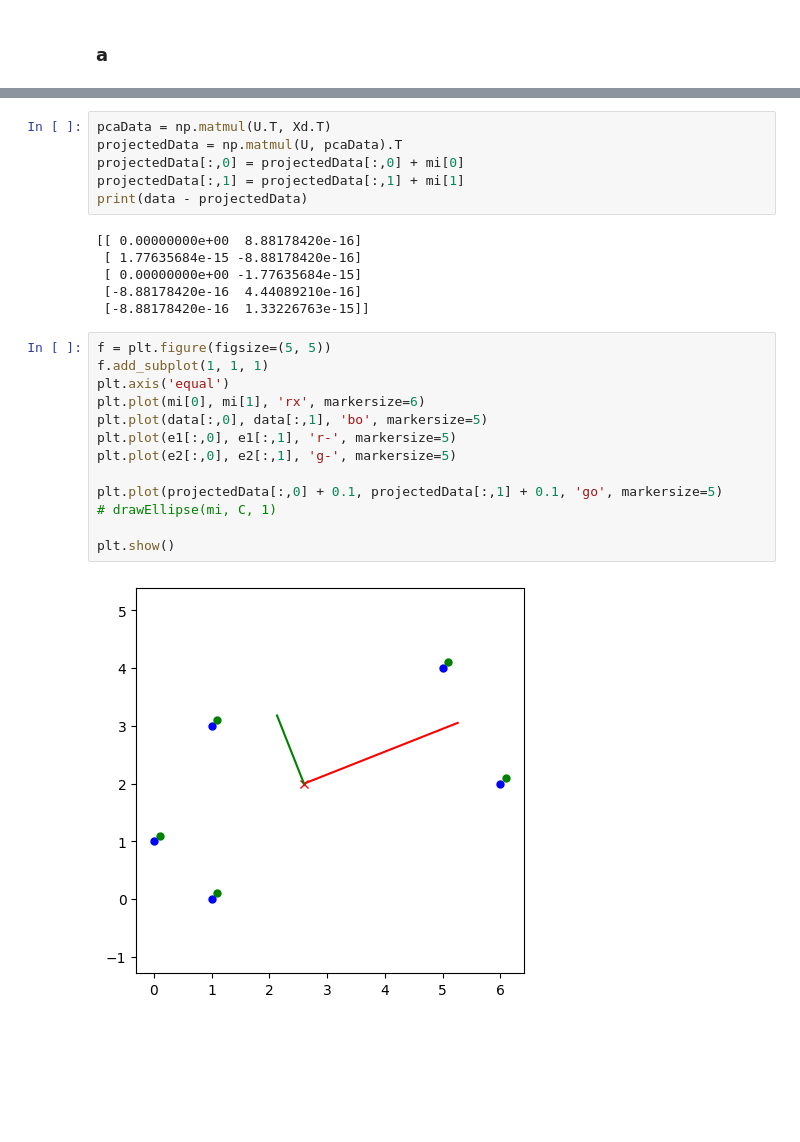
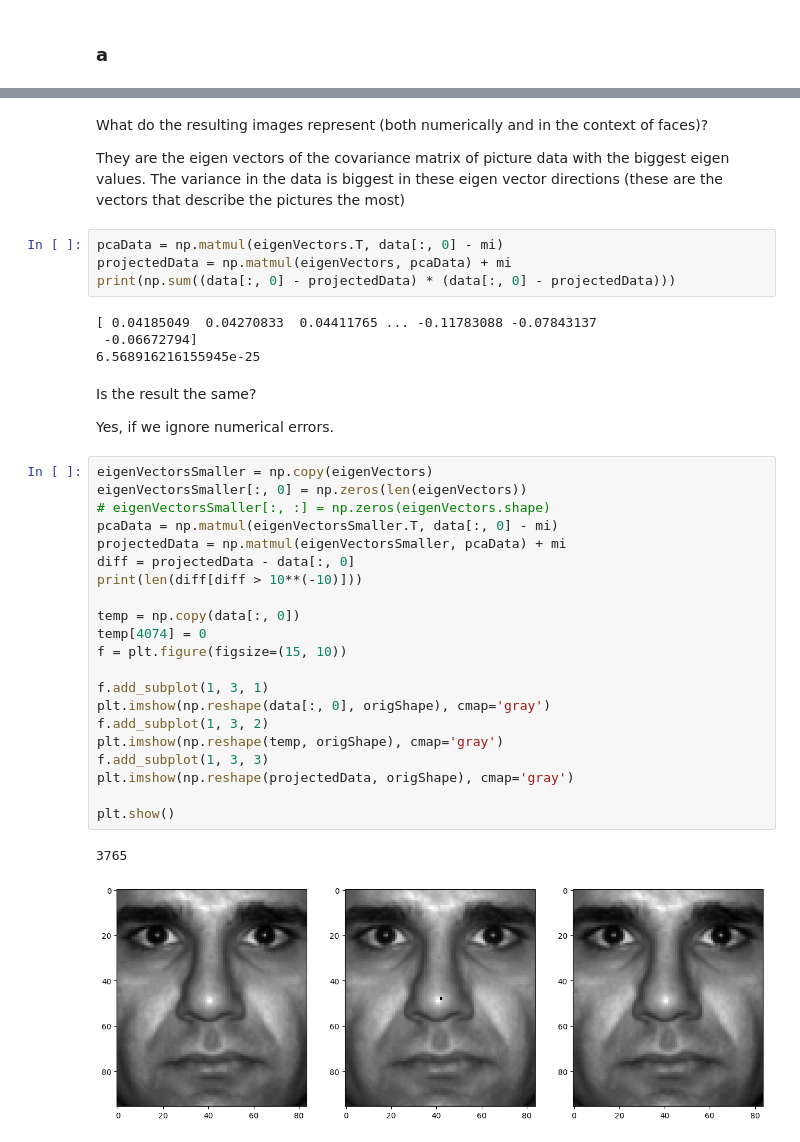
Before and after one commit to theBOSS121/uzassignment6, a Jupyter notebook: exercise3.ipynb, the cells around one changed output, grey strips where cells are left out. Cells and saved outputs as stored; diff of their text form; blank space fills up the shorter version.

```diff
--- a/exercise3.ipynb
+++ b/exercise3.ipynb
@@ -43,27 +62,41 @@ e2[1,:] = mi + ee2 * np.sqrt(D[1])
+# %% [markdown]
+What do the resulting images represent (both
+numerically and in the context of faces)?
+
+They are the eigen vectors of the covariance matrix of picture data with the biggest eigen values. The variance in the data is biggest in these eigen vector directions (these are the vectors that describe the pictures the most)
 # %%
-pcaData = np.matmul(U.T, Xd.T)
-projectedData = np.matmul(U, pcaData).T
-projectedData[:,0] = projectedData[:,0] + mi[0]
-projectedData[:,1] = projectedData[:,1] + mi[1]
-print(data - projectedData)
+pcaData = np.matmul(eigenVectors.T, data[:, 0] - mi)
+projectedData = np.matmul(eigenVectors, pcaData) + mi
+print(np.sum((data[:, 0] - projectedData) * (data[:, 0] - projectedData)))
 # %% [output]
-[[ 0.00000000e+00  8.88178420e-16]
- [ 1.77635684e-15 -8.88178420e-16]
- [ 0.00000000e+00 -1.77635684e-15]
- [-8.88178420e-16  4.44089210e-16]
- [-8.88178420e-16  1.33226763e-15]]
+[ 0.04185049  0.04270833  0.04411765 ... -0.11783088 -0.07843137
+ -0.06672794]
+6.568916216155945e-25
-# %%
-f = plt.figure(figsize=(5, 5))
-f.add_subplot(1, 1, 1)
-plt.axis('equal')
-plt.plot(mi[0], mi[1], 'rx', markersize=6)
-plt.plot(data[:,0], data[:,1], 'bo', markersize=5)
-plt.plot(e1[:,0], e1[:,1], 'r-', markersize=5)
-plt.plot(e2[:,0], e2[:,1], 'g-', markersize=5)
-
-plt.plot(projectedData[:,0] + 0.1, projectedData[:,1] + 0.1, 'go', markersize=5)
-# drawEllipse(mi, C, 1)
-
-plt.show()
-# %% [output]
-[figure, removed]
+# %% [markdown]
+Is the result the same?
+
+Yes, if we ignore numerical errors.
+# %%
+eigenVectorsSmaller = np.copy(eigenVectors)
+eigenVectorsSmaller[:, 0] = np.zeros(len(eigenVectors))
+# eigenVectorsSmaller[:, :] = np.zeros(eigenVectors.shape)
+pcaData = np.matmul(eigenVectorsSmaller.T, data[:, 0] - mi)
+projectedData = np.matmul(eigenVectorsSmaller, pcaData) + mi
+diff = projectedData - data[:, 0]
+print(len(diff[diff > 10**(-10)]))
+
+temp = np.copy(data[:, 0])
+temp[4074] = 0
+f = plt.figure(figsize=(15, 10))
+
+f.add_subplot(1, 3, 1)
+plt.imshow(np.reshape(data[:, 0], origShape), cmap='gray')
+f.add_subplot(1, 3, 2)
+plt.imshow(np.reshape(temp, origShape), cmap='gray')
+f.add_subplot(1, 3, 3)
+plt.imshow(np.reshape(projectedData, origShape), cmap='gray')
+
+plt.show()
+# %% [output]
+3765
+[figure, added]
```
Also changed, not shown: parts of 5 cells of this notebook.
